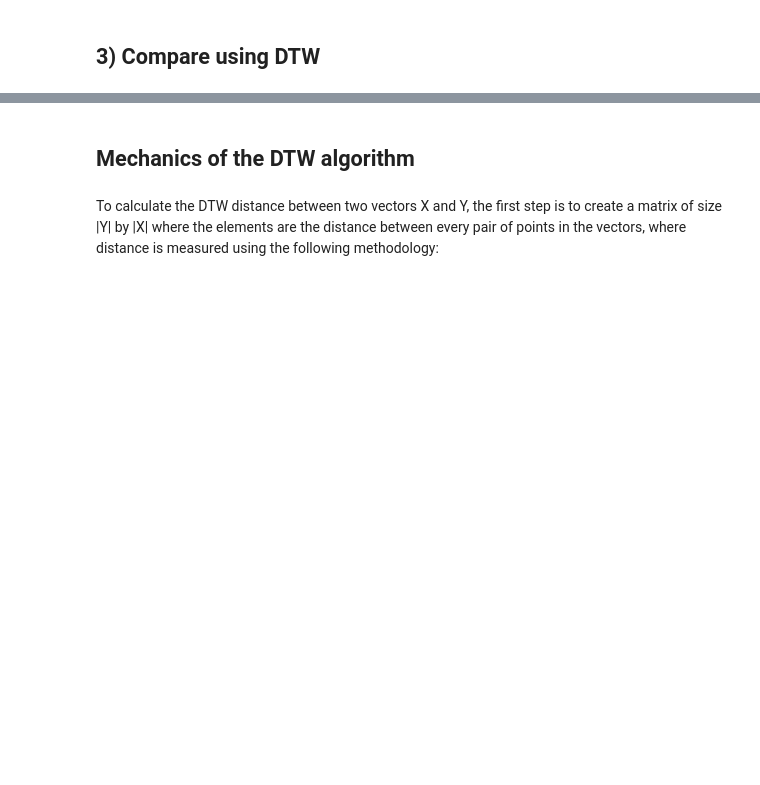
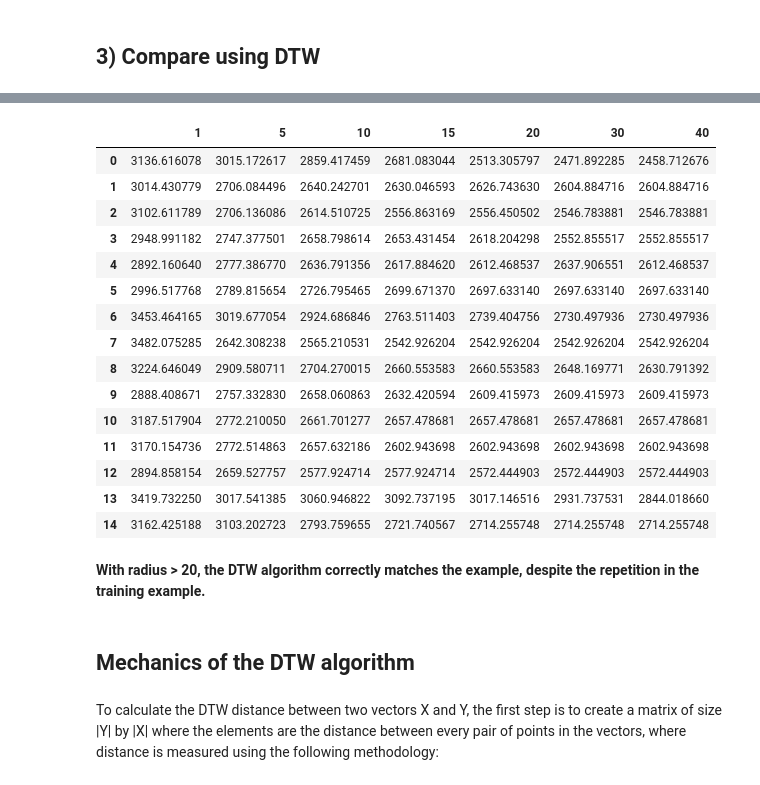
Before and after one commit to miketp333/mids_capstone, a Jupyter notebook: models/dtw_recordings_vote_shift_dysarthria.ipynb, the cells around one changed output, grey strips where cells are left out. Drawn from its saved outputs; the diff is of its cells as text; code cells hidden in the pictures; blank space fills up the shorter version.

```diff
--- a/models/dtw_recordings_vote_shift_dysarthria.ipynb
+++ b/models/dtw_recordings_vote_shift_dysarthria.ipynb
@@ -292,13 +176,0 @@ for i,x in enumerate(master_dist):
-# %%
-num_correct = 0
-num_correct_overall = 0
-
-print('----------------------------------------------------------------------')
-print('Correct|Prediction Vote|Prediction Overall|MFCC Predictions')
-for i,x in enumerate(votes):
-    print(y_test[i], '|', prediction[i], '|', prediction_overalldist[i], x)
-    if y_test[i] == prediction[i]: num_correct += 1
-    if y_test[i] == prediction_overalldist[i]: num_correct_overall += 1
-print('----------------------------------------------------------------------')
-print('% Correct (Vote):', num_correct / 90.0 * 100)
-print('% Correct (Overall):', num_correct_overall / 90.0 * 100)
@@ -337,0 +177,13 @@ We are able to obtain 100% accuracy. Our final model should involve trimming sil
+# %%
+# Calculate the DTW distance between the test example and each of the remaining
+# 15 training examples. The correct match (ie minimum distance) should be versus
+# the first training example
+
+y = x_test[0]
+mfcc_dist = []
+
+for i, x in enumerate(x_train):
+    distance, path = fastdtw(x.T, y.T, radius=1, dist=lambda x, y: norm(x - y))
+    mfcc_dist.append(distance)
+
+pd.DataFrame(mfcc_dist)
@@ -337,0 +209,34 @@ We are able to obtain 100% accuracy. Our final model should involve trimming sil
+# %%
+# Check the impact of increasing the radius
+
+y = x_test[0]
+radius = [1,5,10,15,20,30,40]
+results = pd.DataFrame()
+
+for r in radius:
+    mfcc_dist = []
+    for i, x in enumerate(x_train):
+        distance, path = fastdtw(x.T, y.T, radius=r, dist=lambda x, y: norm(x - y))
+        mfcc_dist.append(distance)
+    results[r] = mfcc_dist
+
+results
+# %% [output]
+|  | 1 | 5 | 10 | 15 | 20 | 30 | 40 |
+| 0 | 3136.616078 | 3015.172617 | 2859.417459 | 2681.083044 | 2513.305797 | 2471.892285 | 2458.712676 |
+| 1 | 3014.430779 | 2706.084496 | 2640.242701 | 2630.046593 | 2626.743630 | 2604.884716 | 2604.884716 |
+| 2 | 3102.611789 | 2706.136086 | 2614.510725 | 2556.863169 | 2556.450502 | 2546.783881 | 2546.783881 |
+| 3 | 2948.991182 | 2747.377501 | 2658.798614 | 2653.431454 | 2618.204298 | 2552.855517 | 2552.855517 |
+| 4 | 2892.160640 | 2777.386770 | 2636.791356 | 2617.884620 | 2612.468537 | 2637.906551 | 2612.468537 |
+| 5 | 2996.517768 | 2789.815654 | 2726.795465 | 2699.671370 | 2697.633140 | 2697.633140 | 2697.633140 |
+| 6 | 3453.464165 | 3019.677054 | 2924.686846 | 2763.511403 | 2739.404756 | 2730.497936 | 2730.497936 |
+| 7 | 3482.075285 | 2642.308238 | 2565.210531 | 2542.926204 | 2542.926204 | 2542.926204 | 2542.926204 |
+| 8 | 3224.646049 | 2909.580711 | 2704.270015 | 2660.553583 | 2660.553583 | 2648.169771 | 2630.791392 |
+| 9 | 2888.408671 | 2757.332830 | 2658.060863 | 2632.420594 | 2609.415973 | 2609.415973 | 2609.415973 |
+| 10 | 3187.517904 | 2772.210050 | 2661.701277 | 2657.478681 | 2657.478681 | 2657.478681 | 2657.478681 |
+| 11 | 3170.154736 | 2772.514863 | 2657.632186 | 2602.943698 | 2602.943698 | 2602.943698 | 2602.943698 |
+| 12 | 2894.858154 | 2659.527757 | 2577.924714 | 2577.924714 | 2572.444903 | 2572.444903 | 2572.444903 |
+| 13 | 3419.732250 | 3017.541385 | 3060.946822 | 3092.737195 | 3017.146516 | 2931.737531 | 2844.018660 |
+| 14 | 3162.425188 | 3103.202723 | 2793.759655 | 2721.740567 | 2714.255748 | 2714.255748 | 2714.255748 |
+# %% [markdown]
+**With radius > 20, the DTW algorithm correctly matches the example, despite the repetition in the training example.**
```
Also changed, not shown: parts of 23 cells of this notebook.
